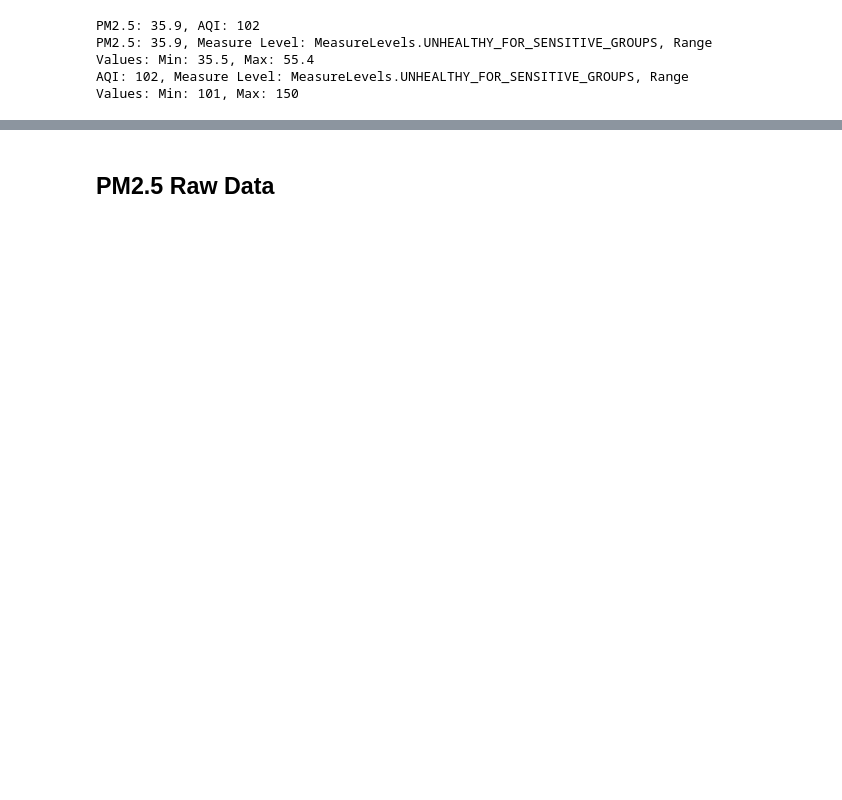
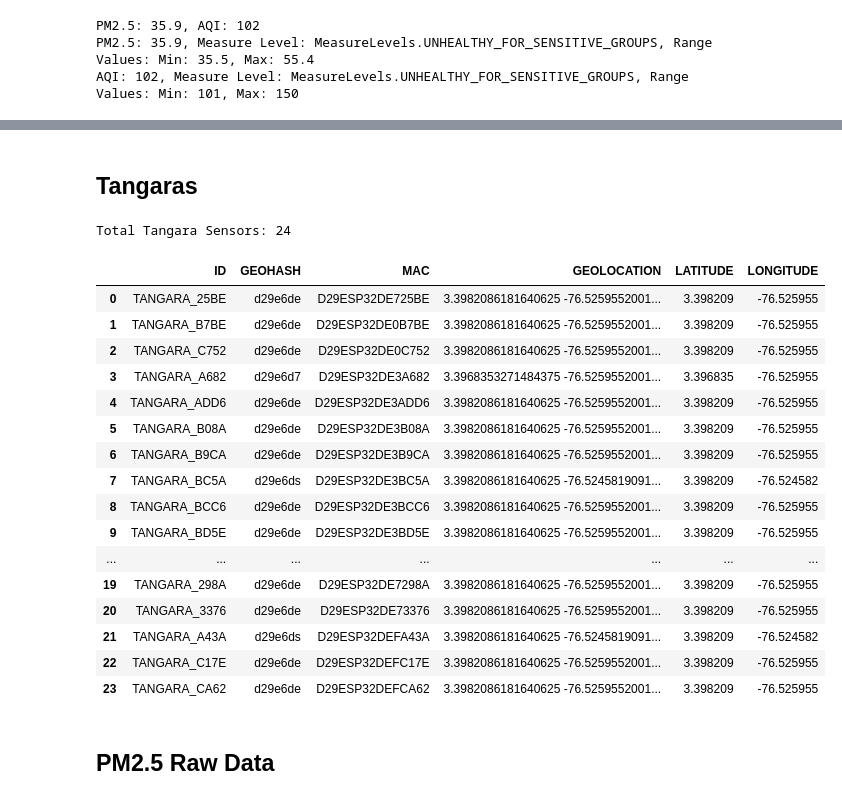
Before and after one commit to sebaxtian/tangara-evaluation, a Jupyter notebook: src/notebooks/pm25_raw.ipynb, the cells around one changed output, grey strips where cells are left out. Drawn from its saved outputs; the diff is of its cells as text; code cells hidden in the pictures; blank space fills up the shorter version.

```diff
--- a/src/notebooks/pm25_raw.ipynb
+++ b/src/notebooks/pm25_raw.ipynb
@@ -18,0 +22,6 @@ AQI: 102, Measure Level: MeasureLevels.UNHEALTHY_FOR_SENSITIVE_GROUPS, Range Val
+# %%
+# Load Tangara Reference
+df_reference = df_from_csv("reference.csv", datafolder='2_features', dtindex=False)
+print(f"Tangara Sensor Reference: {df_reference['ID'].values[0]}")
+
+df_reference
@@ -19,2 +61,29 @@ AQI: 102, Measure Level: MeasureLevels.UNHEALTHY_FOR_SENSITIVE_GROUPS, Range Val
+# %% [markdown]
+## Tangaras
+# %%
+# Tangaras from Reference and Targets
+df_tangaras = pd.concat([df_reference, df_targets], ignore_index=True)
+print(f"Total Tangara Sensors: {len(df_tangaras)}")
+
+df_tangaras
+# %% [output]
+Total Tangara Sensors: 24
+|  | ID | GEOHASH | MAC | GEOLOCATION | LATITUDE | LONGITUDE |
+| 0 | TANGARA_25BE | d29e6de | D29ESP32DE725BE | 3.3982086181640625 -76.5259552001... | 3.398209 | -76.525955 |
+| 1 | TANGARA_B7BE | d29e6de | D29ESP32DE0B7BE | 3.3982086181640625 -76.5259552001... | 3.398209 | -76.525955 |
+| 2 | TANGARA_C752 | d29e6de | D29ESP32DE0C752 | 3.3982086181640625 -76.5259552001... | 3.398209 | -76.525955 |
+| 3 | TANGARA_A682 | d29e6d7 | D29ESP32DE3A682 | 3.3968353271484375 -76.5259552001... | 3.396835 | -76.525955 |
+| 4 | TANGARA_ADD6 | d29e6de | D29ESP32DE3ADD6 | 3.3982086181640625 -76.5259552001... | 3.398209 | -76.525955 |
+| 5 | TANGARA_B08A | d29e6de | D29ESP32DE3B08A | 3.3982086181640625 -76.5259552001... | 3.398209 | -76.525955 |
+| 6 | TANGARA_B9CA | d29e6de | D29ESP32DE3B9CA | 3.3982086181640625 -76.5259552001... | 3.398209 | -76.525955 |
+| 7 | TANGARA_BC5A | d29e6ds | D29ESP32DE3BC5A | 3.3982086181640625 -76.5245819091... | 3.398209 | -76.524582 |
+| 8 | TANGARA_BCC6 | d29e6de | D29ESP32DE3BCC6 | 3.3982086181640625 -76.5259552001... | 3.398209 | -76.525955 |
+| 9 | TANGARA_BD5E | d29e6de | D29ESP32DE3BD5E | 3.3982086181640625 -76.5259552001... | 3.398209 | -76.525955 |
+| ... | ... | ... | ... | ... | ... | ... |
+| 19 | TANGARA_298A | d29e6de | D29ESP32DE7298A | 3.3982086181640625 -76.5259552001... | 3.398209 | -76.525955 |
+| 20 | TANGARA_3376 | d29e6de | D29ESP32DE73376 | 3.3982086181640625 -76.5259552001... | 3.398209 | -76.525955 |
+| 21 | TANGARA_A43A | d29e6ds | D29ESP32DEFA43A | 3.3982086181640625 -76.5245819091... | 3.398209 | -76.524582 |
+| 22 | TANGARA_C17E | d29e6de | D29ESP32DEFC17E | 3.3982086181640625 -76.5259552001... | 3.398209 | -76.525955 |
+| 23 | TANGARA_CA62 | d29e6de | D29ESP32DEFCA62 | 3.3982086181640625 -76.5259552001... | 3.398209 | -76.525955 |
 # %% [markdown]
 ## PM2.5 Raw Data
```
Also changed, not shown: parts of 15 cells of this notebook, 9 other files.
